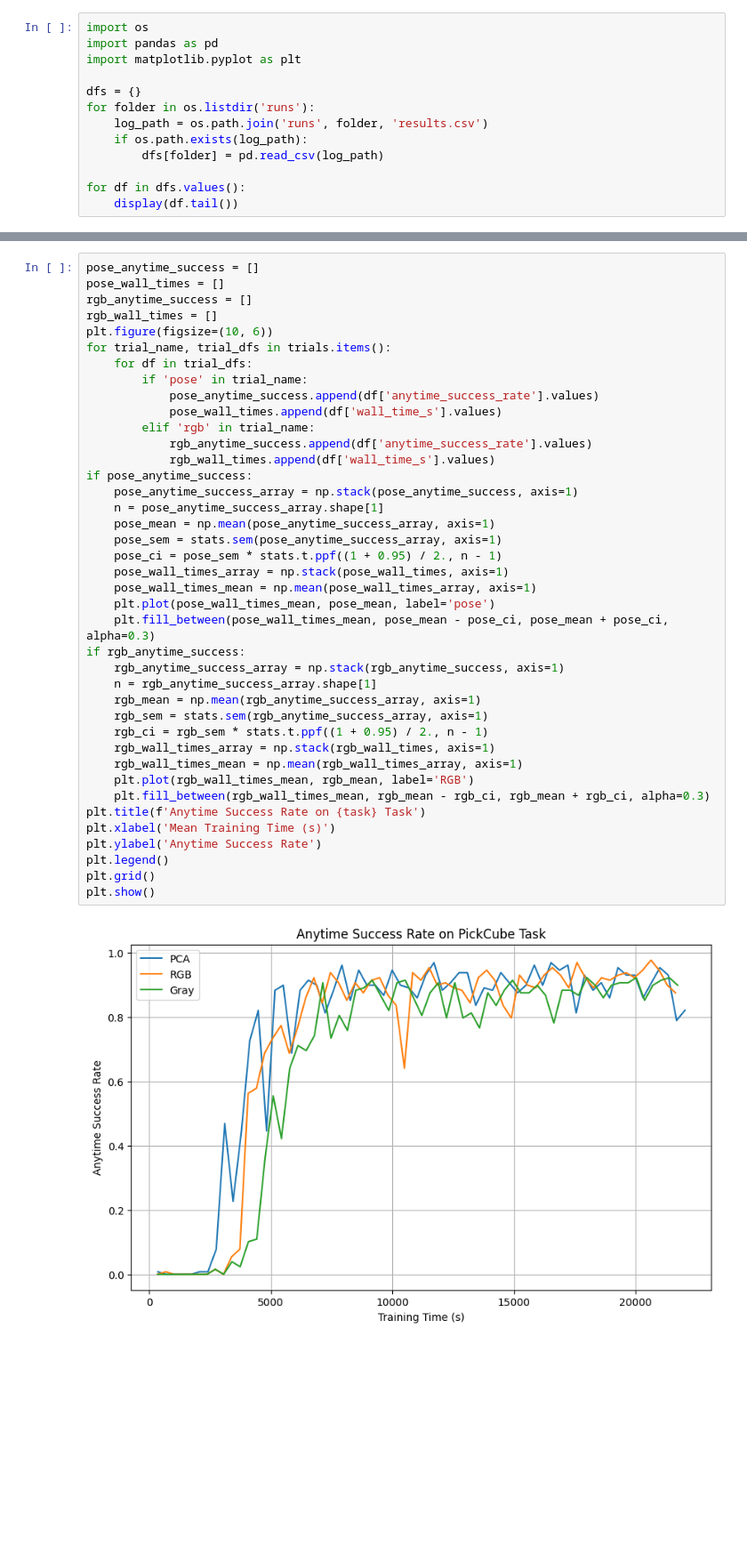
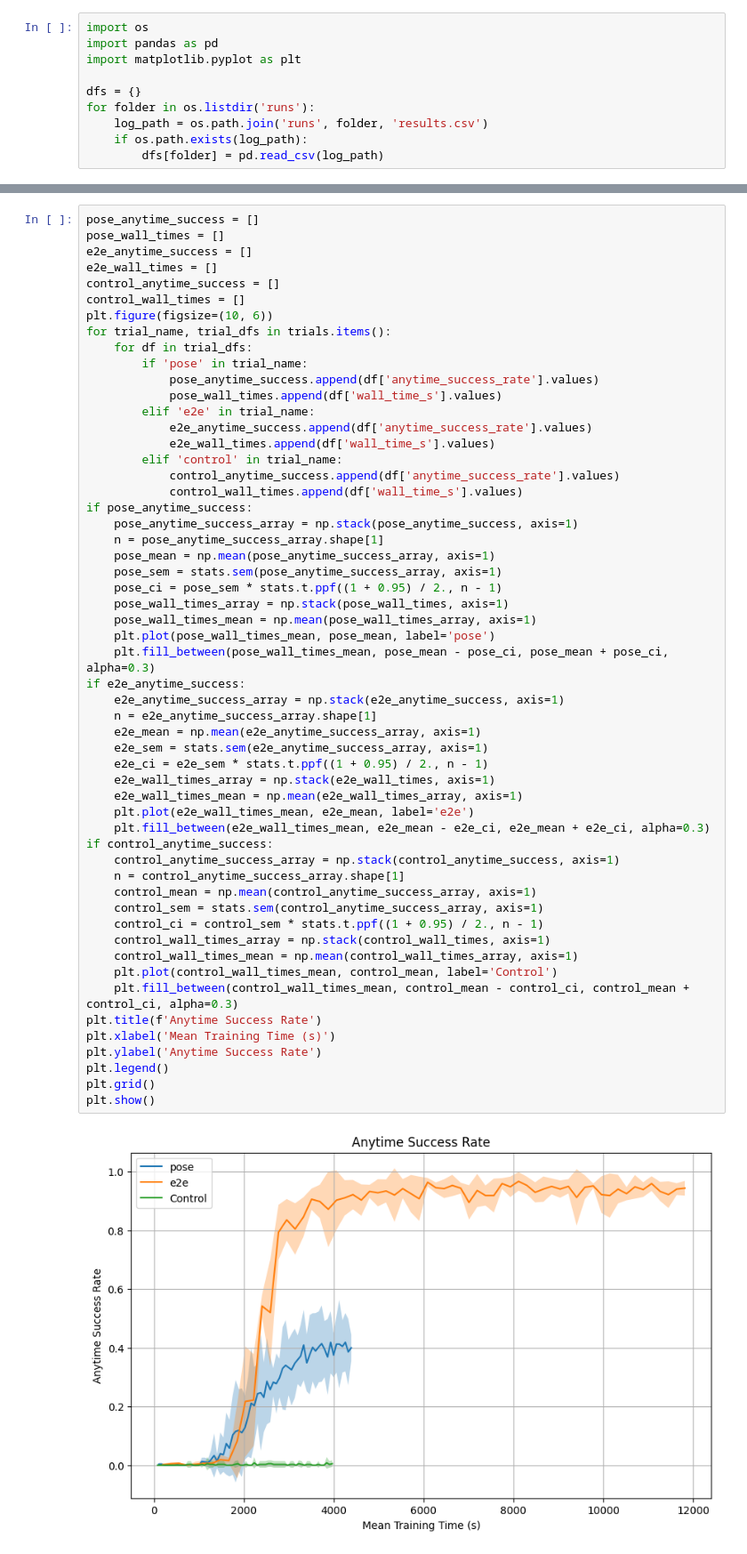
Before and after one commit to Feebami/Pose-CV-SAC, a Jupyter notebook: analysis.ipynb, the cells around one changed output, grey strips where cells are left out. Shown at 89% size. Drawn from its saved outputs; the diff is of its cells as text; blank space fills up the shorter version.

```diff
--- a/analysis.ipynb
+++ b/analysis.ipynb
@@ -8,6 +8,3 @@ for folder in os.listdir('runs'):
     log_path = os.path.join('runs', folder, 'results.csv')
     if os.path.exists(log_path):
         dfs[folder] = pd.read_csv(log_path)
-
-for df in dfs.values():
-    display(df.tail())
@@ -153,44 +164,59 @@ plt.show()
 # %%
 pose_anytime_success = []
 pose_wall_times = []
-rgb_anytime_success = []
-rgb_wall_times = []
+e2e_anytime_success = []
+e2e_wall_times = []
+control_anytime_success = []
+control_wall_times = []
 plt.figure(figsize=(10, 6))
 for trial_name, trial_dfs in trials.items():
     for df in trial_dfs:
         if 'pose' in trial_name:
             pose_anytime_success.append(df['anytime_success_rate'].values)
             pose_wall_times.append(df['wall_time_s'].values)
-        elif 'rgb' in trial_name:
-            rgb_anytime_success.append(df['anytime_success_rate'].values)
-            rgb_wall_times.append(df['wall_time_s'].values)
+        elif 'e2e' in trial_name:
+            e2e_anytime_success.append(df['anytime_success_rate'].values)
+            e2e_wall_times.append(df['wall_time_s'].values)
+        elif 'control' in trial_name:
+            control_anytime_success.append(df['anytime_success_rate'].values)
+            control_wall_times.append(df['wall_time_s'].values)
 if pose_anytime_success:
     pose_anytime_success_array = np.stack(pose_anytime_success, axis=1)
     n = pose_anytime_success_array.shape[1]
     pose_mean = np.mean(pose_anytime_success_array, axis=1)
     pose_sem = stats.sem(pose_anytime_success_array, axis=1)
     pose_ci = pose_sem * stats.t.ppf((1 + 0.95) / 2., n - 1)
     pose_wall_times_array = np.stack(pose_wall_times, axis=1)
     pose_wall_times_mean = np.mean(pose_wall_times_array, axis=1)
     plt.plot(pose_wall_times_mean, pose_mean, label='pose')
     plt.fill_between(pose_wall_times_mean, pose_mean - pose_ci, pose_mean + pose_ci, alpha=0.3)
-if rgb_anytime_success:
-    rgb_anytime_success_array = np.stack(rgb_anytime_success, axis=1)
-    n = rgb_anytime_success_array.shape[1]
-    rgb_mean = np.mean(rgb_anytime_success_array, axis=1)
-    rgb_sem = stats.sem(rgb_anytime_success_array, axis=1)
-    rgb_ci = rgb_sem * stats.t.ppf((1 + 0.95) / 2., n - 1)
-    rgb_wall_times_array = np.stack(rgb_wall_times, axis=1)
-    rgb_wall_times_mean = np.mean(rgb_wall_times_array, axis=1)
-    plt.plot(rgb_wall_times_mean, rgb_mean, label='RGB')
-    plt.fill_between(rgb_wall_times_mean, rgb_mean - rgb_ci, rgb_mean + rgb_ci, alpha=0.3)
-plt.title(f'Anytime Success Rate on {task} Task')
+if e2e_anytime_success:
+    e2e_anytime_success_array = np.stack(e2e_anytime_success, axis=1)
+    n = e2e_anytime_success_array.shape[1]
+    e2e_mean = np.mean(e2e_anytime_success_array, axis=1)
+    e2e_sem = stats.sem(e2e_anytime_success_array, axis=1)
+    e2e_ci = e2e_sem * stats.t.ppf((1 + 0.95) / 2., n - 1)
+    e2e_wall_times_array = np.stack(e2e_wall_times, axis=1)
+    e2e_wall_times_mean = np.mean(e2e_wall_times_array, axis=1)
+    plt.plot(e2e_wall_times_mean, e2e_mean, label='e2e')
+    plt.fill_between(e2e_wall_times_mean, e2e_mean - e2e_ci, e2e_mean + e2e_ci, alpha=0.3)
+if control_anytime_success:
+    control_anytime_success_array = np.stack(control_anytime_success, axis=1)
+    n = control_anytime_success_array.shape[1]
+    control_mean = np.mean(control_anytime_success_array, axis=1)
+    control_sem = stats.sem(control_anytime_success_array, axis=1)
+    control_ci = control_sem * stats.t.ppf((1 + 0.95) / 2., n - 1)
+    control_wall_times_array = np.stack(control_wall_times, axis=1)
+    control_wall_times_mean = np.mean(control_wall_times_array, axis=1)
+    plt.plot(control_wall_times_mean, control_mean, label='Control')
+    plt.fill_between(control_wall_times_mean, control_mean - control_ci, control_mean + control_ci, alpha=0.3)
+plt.title(f'Anytime Success Rate')
 plt.xlabel('Mean Training Time (s)')
 plt.ylabel('Anytime Success Rate')
 plt.legend()
 plt.grid()
 plt.show()
 # %% [output]
-[figure, old version]
+[figure, new version]
 # %%
 pose_action_times = []
```
Also changed, not shown: parts of 6 cells of this notebook, 2 other files.
